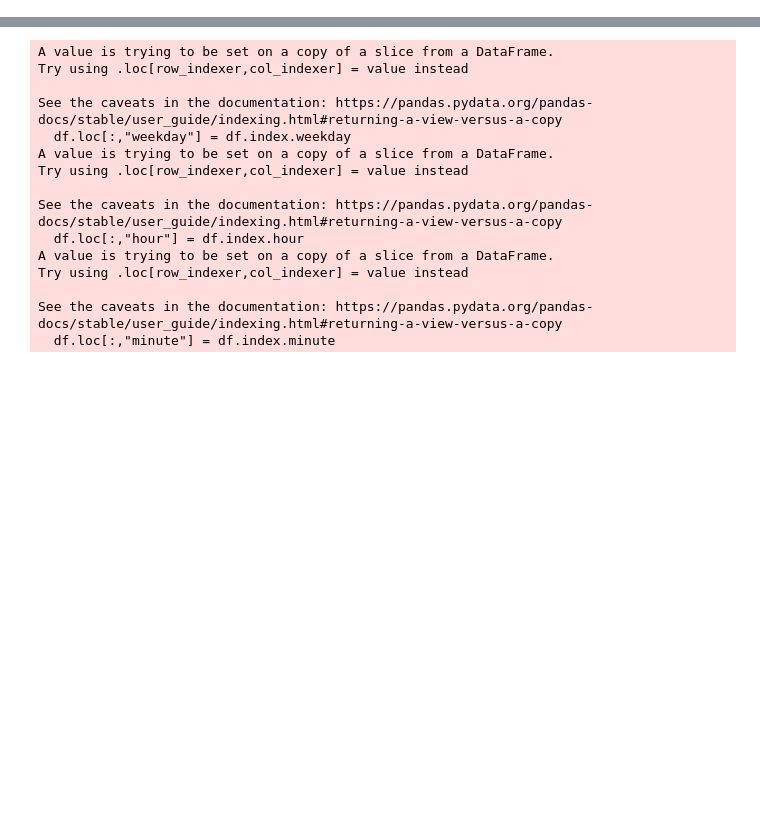
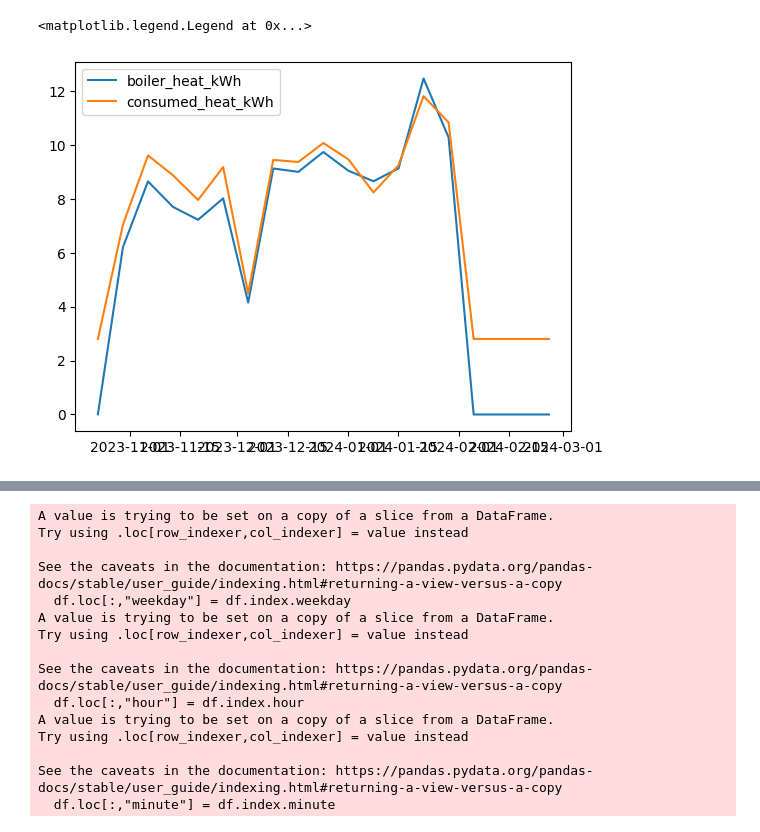
Before and after one commit to grinwi/smartboiler, a Jupyter notebook: src/smartboiler/test.ipynb, the cells around one changed output, grey strips where cells are left out. Cells and saved outputs as stored; diff of their text form; code cells hidden in the pictures; blank space fills up the shorter version.

```diff
--- a/src/smartboiler/test.ipynb
+++ b/src/smartboiler/test.ipynb
@@ -26,0 +182,5 @@ data_train = dataHandler.get_data_for_training_model(start_of_data, end_of_train
+# %%
+# data to df
+df = pd.DataFrame(data, columns=["longtime_mean", "weekday_sin", "weekday_cos", "hour_sin", "hour_cos", "minute_sin", "minute_cos"])
+df.index = pd.to_datetime(df.index)
+# crate a dict with nan intervals of
@@ -142,26 +419,27 @@ df = pd.concat(df_all_list, axis=1)
 df = df[['water_flow_L_per_hour_mean', 'water_temperature_mean', 'boiler_wattage_mean']]
 df['water_flow_L_per_hour_mean'] = df['water_flow_L_per_hour_mean']
 
+df = df.resample('1min').mean()
 df[f"consumed_heat_kJ"] = (
             df[f"water_flow_L_per_hour_mean"]
             * (df[f"water_temperature_mean"] - 10)
             * 4.186
-            *0.6
+            * 0.6
+
 
         )
-df = df.resample('1min').mean()
-df['liter_cum_sum'] = df['water_flow_L_per_hour_mean'].cumsum()
-
+df['boiler_wattage_kWh'] = df['boiler_wattage_mean'] / (1000*60)
 df = df.groupby(pd.Grouper(freq='7D'))
-df = df.agg({'consumed_heat_kJ': 'sum', 'water_flow_L_per_hour_mean': 'mean', 'water_temperature_mean': 'mean', 'boiler_wattage_mean': 'sum'})
+df = df.agg({'consumed_heat_kJ': 'sum', 'water_flow_L_per_hour_mean': 'mean', 'water_temperature_mean': 'mean', 'boiler_wattage_kWh': 'sum'})
 
 # df consumed_heat_kJ to kWh
 df[f"consumed_heat_kWh"] = df[f"consumed_heat_kJ"] / (3600)
 df[f"consumed_heat_kWh"] += 0.4*7
-df[f"boiler_wattage_kWh"] = df[f"boiler_wattage_mean"] / (1000*60)
+print(df)
 
 df['heat_loss'] = df['consumed_heat_kWh'] - df['boiler_wattage_kWh']
 
-plt.plot( df['boiler_wattage_kWh'], label="consumed_heat_kWh")
+plt.plot( df['boiler_wattage_kWh'], label="boiler_heat_kWh")
 plt.plot( df['consumed_heat_kWh'], label="consumed_heat_kWh")
 plt.legend()
+# %% [output]
@@ -168,3 +463,5 @@ plt.legend()
+<matplotlib.legend.Legend at 0x...>
+[figure, added]
 # %%
 
 from pytz import utc
```
Also changed, not shown: parts of 28 cells of this notebook, 6 other files.
